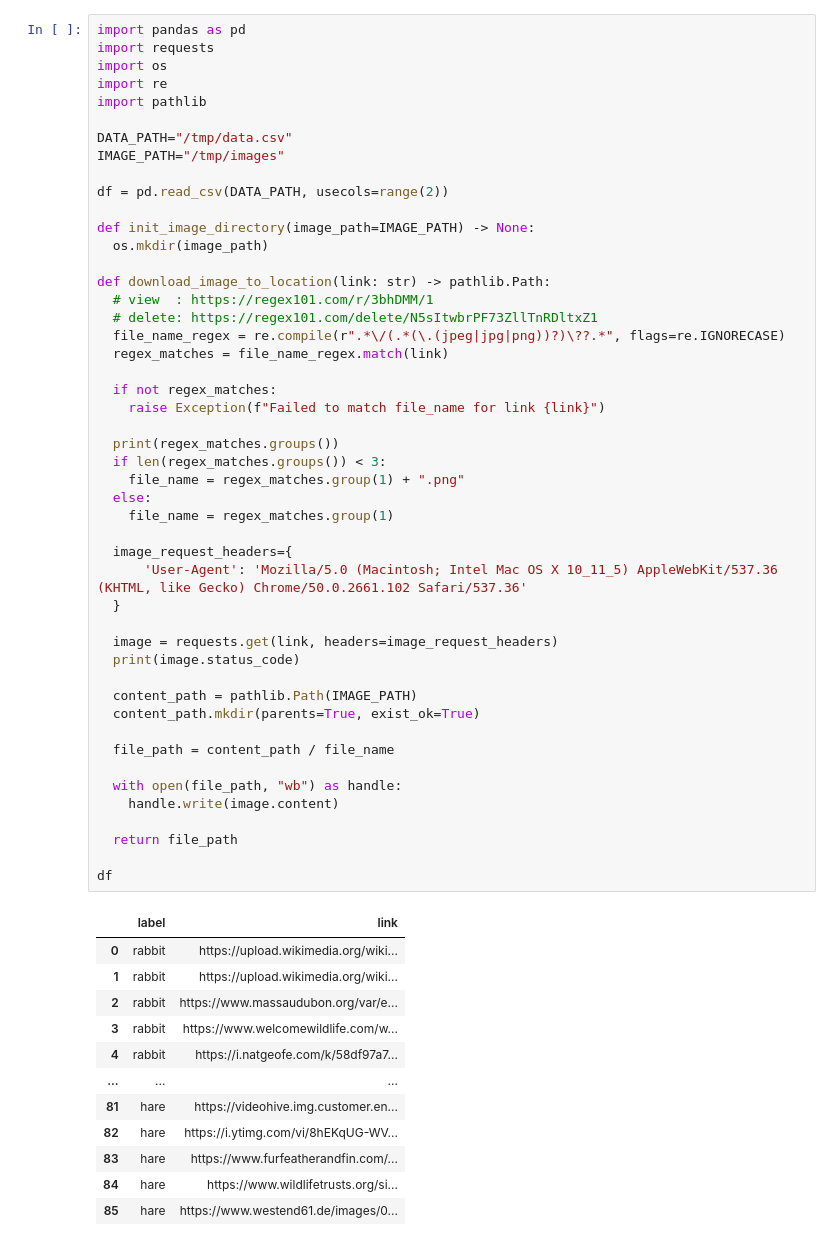
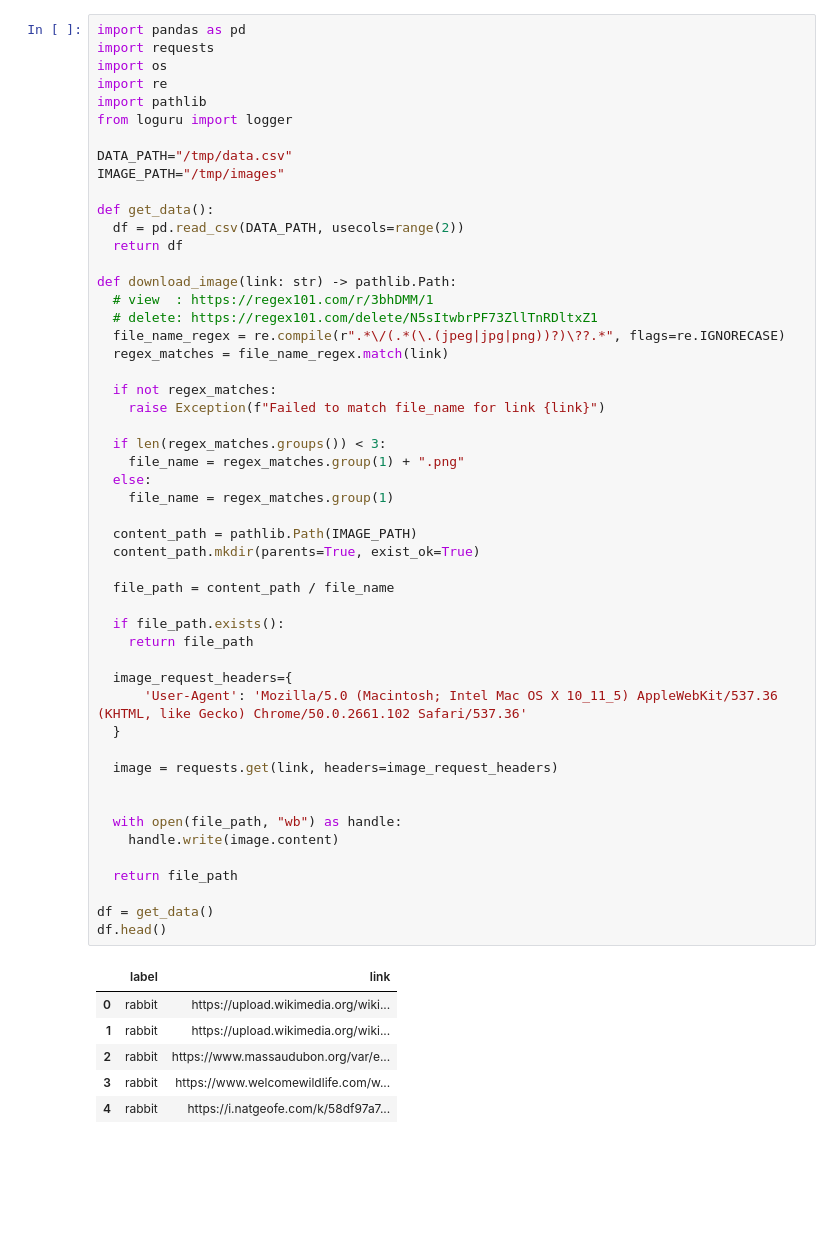
Before and after one commit to urmzd/lepus-classifier, a Jupyter notebook: src/rc_e1.ipynb, the cells around one changed output. Drawn from its saved outputs; the diff is of its cells as text; blank space fills up the shorter version.

```diff
--- a/src/rc_e1.ipynb
+++ b/src/rc_e1.ipynb
@@ -13,58 +19,55 @@ import requests
 import os
 import re
 import pathlib
+from loguru import logger
 
 DATA_PATH="/tmp/data.csv"
 IMAGE_PATH="/tmp/images"
 
-df = pd.read_csv(DATA_PATH, usecols=range(2))
+def get_data():
+  df = pd.read_csv(DATA_PATH, usecols=range(2))
+  return df
 
-def init_image_directory(image_path=IMAGE_PATH) -> None:
-  os.mkdir(image_path)
-
-def download_image_to_location(link: str) -> pathlib.Path:
+def download_image(link: str) -> pathlib.Path:
   # view  : https://regex101.com/r/3bhDMM/1
   # delete: https://regex101.com/delete/N5sItwbrPF73ZllTnRDltxZ1
   file_name_regex = re.compile(r".*\/(.*(\.(jpeg|jpg|png))?)\??.*", flags=re.IGNORECASE)
   regex_matches = file_name_regex.match(link)
 
   if not regex_matches:
     raise Exception(f"Failed to match file_name for link {link}")
 
-  print(regex_matches.groups())
   if len(regex_matches.groups()) < 3:
     file_name = regex_matches.group(1) + ".png"
   else:
     file_name = regex_matches.group(1)
+
+  content_path = pathlib.Path(IMAGE_PATH)
+  content_path.mkdir(parents=True, exist_ok=True)
+
+  file_path = content_path / file_name
+
+  if file_path.exists():
+    return file_path
 
   image_request_headers={
       'User-Agent': 'Mozilla/5.0 (Macintosh; Intel Mac OS X 10_11_5) AppleWebKit/537.36 (KHTML, like Gecko) Chrome/50.0.2661.102 Safari/537.36'
   }
 
   image = requests.get(link, headers=image_request_headers)
-  print(image.status_code)
 
-  content_path = pathlib.Path(IMAGE_PATH)
-  content_path.mkdir(parents=True, exist_ok=True)
-
-  file_path = content_path / file_name
 
   with open(file_path, "wb") as handle:
     handle.write(image.content)
 
   return file_path
 
-df
+df = get_data()
+df.head()
 # %% [output]
 |  | label | link |
 | 0 | rabbit | https://upload.wikimedia.org/wiki... |
 | 1 | rabbit | https://upload.wikimedia.org/wiki... |
 | 2 | rabbit | https://www.massaudubon.org/var/e... |
 | 3 | rabbit | https://www.welcomewildlife.com/w... |
 | 4 | rabbit | https://i.natgeofe.com/k/58df97a7... |
-| ... | ... | ... |
-| 81 | hare | https://videohive.img.customer.en... |
-| 82 | hare | https://i.ytimg.com/vi/8hEKqUG-WV... |
-| 83 | hare | https://www.furfeatherandfin.com/... |
-| 84 | hare | https://www.wildlifetrusts.org/si... |
-| 85 | hare | https://www.westend61.de/images/0... |
```
Also changed, not shown: parts of 8 cells of this notebook.
